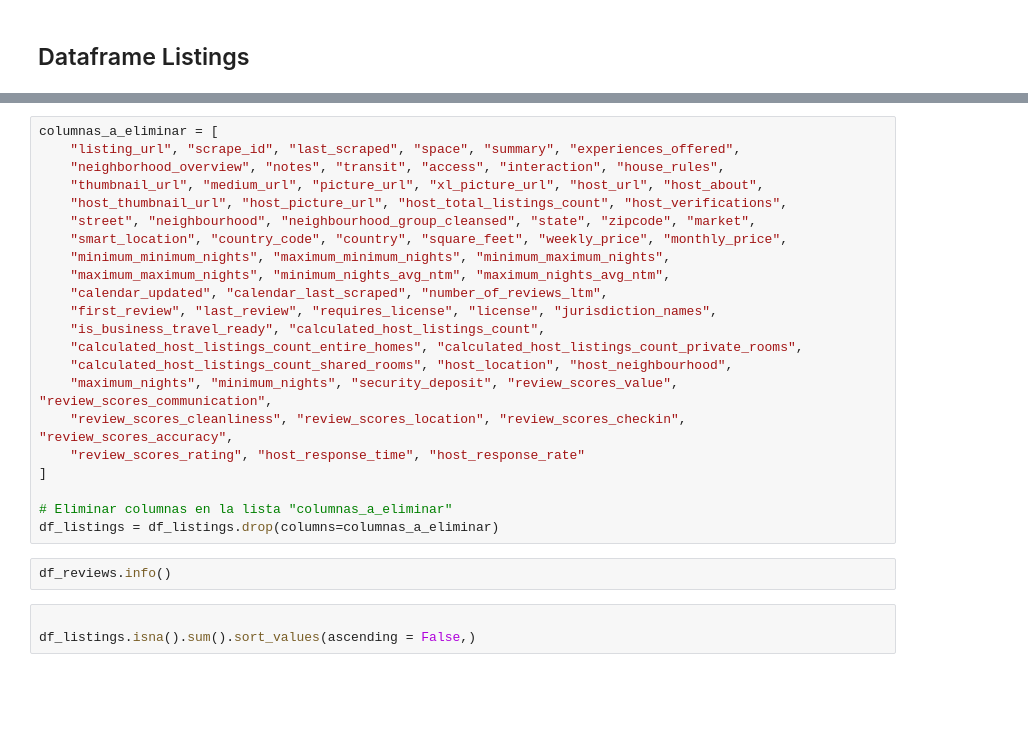
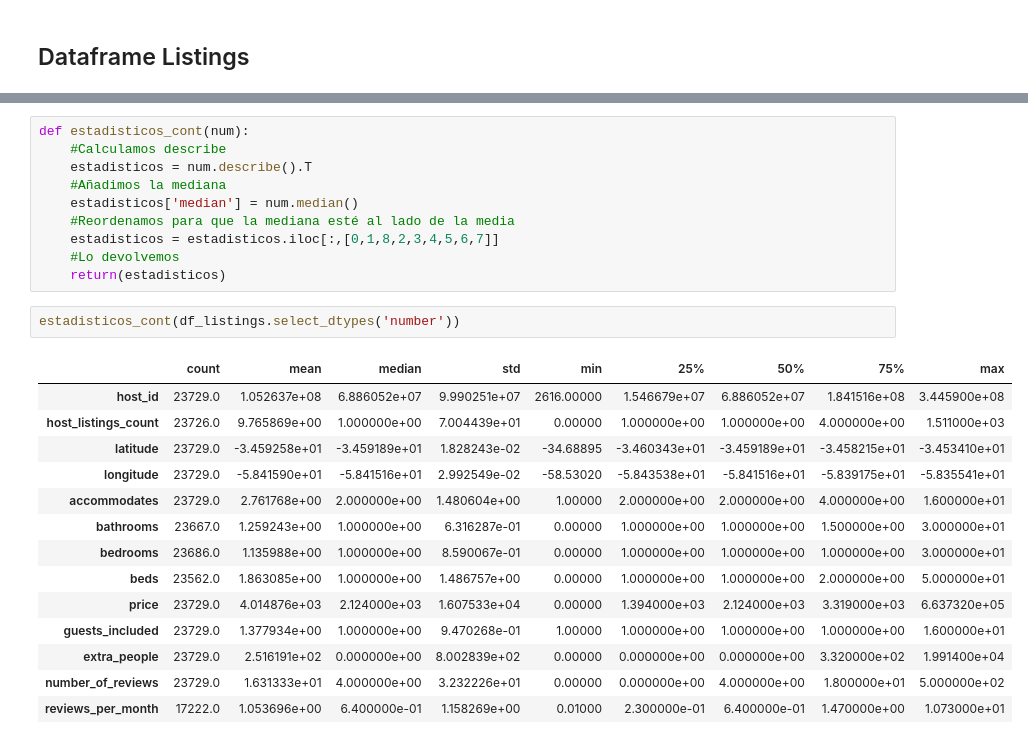
Before and after one commit to Ivan2125/Proyecto-Integrador-M5, a Jupyter notebook: ETL.ipynb, the cells around one changed output, grey strips where cells are left out. Saved outputs shown, nothing was run; the diff lists cells and outputs as text; blank space fills up the shorter version.

```diff
--- a/ETL.ipynb
+++ b/ETL.ipynb
@@ -47,27 +103,27 @@ dtype: int64
-# %%
-columnas_a_eliminar = [
-    "listing_url", "scrape_id", "last_scraped", "space", "summary", "experiences_offered",
-    "neighborhood_overview", "notes", "transit", "access", "interaction", "house_rules",
-    "thumbnail_url", "medium_url", "picture_url", "xl_picture_url", "host_url", "host_about",
-    "host_thumbnail_url", "host_picture_url", "host_total_listings_count", "host_verifications",
-    "street", "neighbourhood", "neighbourhood_group_cleansed", "state", "zipcode", "market",
-    "smart_location", "country_code", "country", "square_feet", "weekly_price", "monthly_price",
-    "minimum_minimum_nights", "maximum_minimum_nights", "minimum_maximum_nights",
-    "maximum_maximum_nights", "minimum_nights_avg_ntm", "maximum_nights_avg_ntm",
-    "calendar_updated", "calendar_last_scraped", "number_of_reviews_ltm",
-    "first_review", "last_review", "requires_license", "license", "jurisdiction_names",
-    "is_business_travel_ready", "calculated_host_listings_count",
-    "calculated_host_listings_count_entire_homes", "calculated_host_listings_count_private_rooms",
-    "calculated_host_listings_count_shared_rooms", "host_location", "host_neighbourhood",
-    "maximum_nights", "minimum_nights", "security_deposit", "review_scores_value", "review_scores_communication",
-    "review_scores_cleanliness", "review_scores_location", "review_scores_checkin", "review_scores_accuracy",
-    "review_scores_rating", "host_response_time", "host_response_rate"
-]
-
-# Eliminar columnas en la lista "columnas_a_eliminar"
-df_listings = df_listings.drop(columns=columnas_a_eliminar)
-# %%
-df_reviews.info()
-# %%
-
-df_listings.isna().sum().sort_values(ascending = False,)
+# %%
+def estadisticos_cont(num):
+    #Calculamos describe
+    estadisticos = num.describe().T
+    #Añadimos la mediana
+    estadisticos['median'] = num.median()
+    #Reordenamos para que la mediana esté al lado de la media
+    estadisticos = estadisticos.iloc[:,[0,1,8,2,3,4,5,6,7]]
+    #Lo devolvemos
+    return(estadisticos)
+# %%
+estadisticos_cont(df_listings.select_dtypes('number'))
+# %% [output]
+|  | count | mean | median | std | min | 25% | 50% | 75% | max |
+| host_id | 23729.0 | 1.052637e+08 | 6.886052e+07 | 9.990251e+07 | 2616.00000 | 1.546679e+07 | 6.886052e+07 | 1.841516e+08 | 3.445900e+08 |
+| host_listings_count | 23726.0 | 9.765869e+00 | 1.000000e+00 | 7.004439e+01 | 0.00000 | 1.000000e+00 | 1.000000e+00 | 4.000000e+00 | 1.511000e+03 |
+| latitude | 23729.0 | -3.459258e+01 | -3.459189e+01 | 1.828243e-02 | -34.68895 | -3.460343e+01 | -3.459189e+01 | -3.458215e+01 | -3.453410e+01 |
+| longitude | 23729.0 | -5.841590e+01 | -5.841516e+01 | 2.992549e-02 | -58.53020 | -5.843538e+01 | -5.841516e+01 | -5.839175e+01 | -5.835541e+01 |
+| accommodates | 23729.0 | 2.761768e+00 | 2.000000e+00 | 1.480604e+00 | 1.00000 | 2.000000e+00 | 2.000000e+00 | 4.000000e+00 | 1.600000e+01 |
+| bathrooms | 23667.0 | 1.259243e+00 | 1.000000e+00 | 6.316287e-01 | 0.00000 | 1.000000e+00 | 1.000000e+00 | 1.500000e+00 | 3.000000e+01 |
+| bedrooms | 23686.0 | 1.135988e+00 | 1.000000e+00 | 8.590067e-01 | 0.00000 | 1.000000e+00 | 1.000000e+00 | 1.000000e+00 | 3.000000e+01 |
+| beds | 23562.0 | 1.863085e+00 | 1.000000e+00 | 1.486757e+00 | 0.00000 | 1.000000e+00 | 1.000000e+00 | 2.000000e+00 | 5.000000e+01 |
+| price | 23729.0 | 4.014876e+03 | 2.124000e+03 | 1.607533e+04 | 0.00000 | 1.394000e+03 | 2.124000e+03 | 3.319000e+03 | 6.637320e+05 |
+| guests_included | 23729.0 | 1.377934e+00 | 1.000000e+00 | 9.470268e-01 | 1.00000 | 1.000000e+00 | 1.000000e+00 | 1.000000e+00 | 1.600000e+01 |
+| extra_people | 23729.0 | 2.516191e+02 | 0.000000e+00 | 8.002839e+02 | 0.00000 | 0.000000e+00 | 0.000000e+00 | 3.320000e+02 | 1.991400e+04 |
+| number_of_reviews | 23729.0 | 1.631333e+01 | 4.000000e+00 | 3.232226e+01 | 0.00000 | 0.000000e+00 | 4.000000e+00 | 1.800000e+01 | 5.000000e+02 |
+| reviews_per_month | 17222.0 | 1.053696e+00 | 6.400000e-01 | 1.158269e+00 | 0.01000 | 2.300000e-01 | 6.400000e-01 | 1.470000e+00 | 1.073000e+01 |
```
Also changed, not shown: parts of 15 cells of this notebook, 1 other file.
